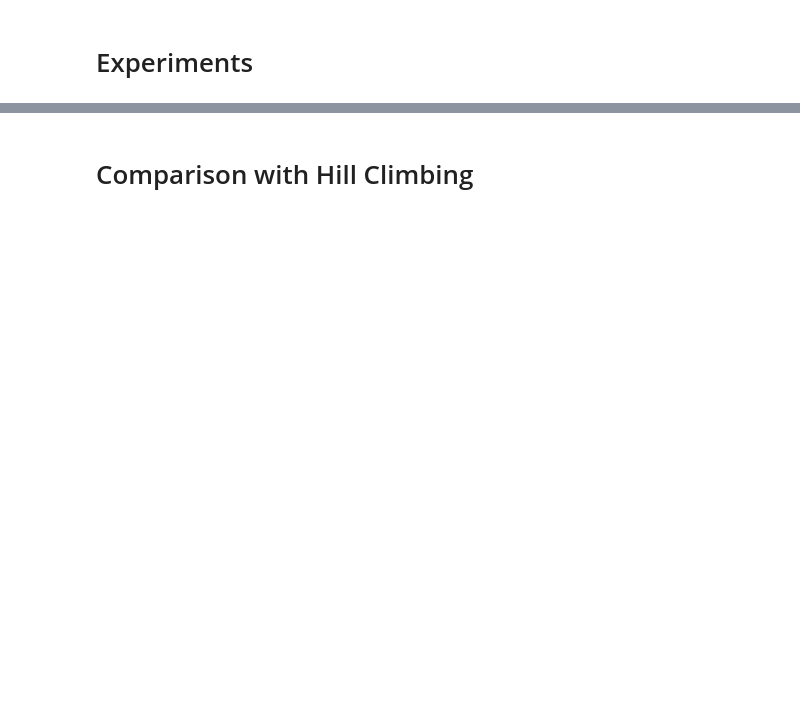
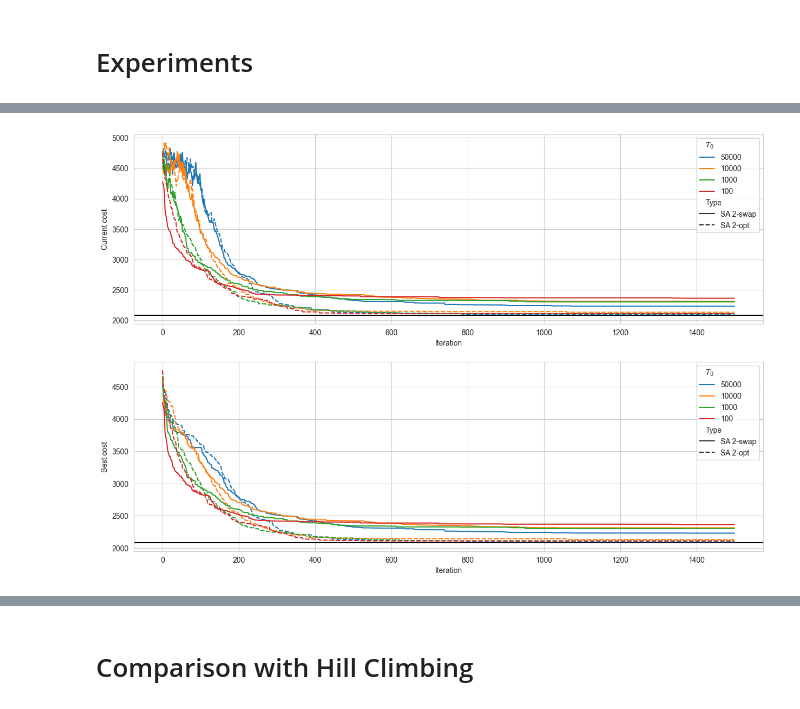
Before and after one commit to nngerncham/ma395_heuristic, a Jupyter notebook: homework/hw2/code/Problem 1.ipynb, the cells around one changed output, grey strips where cells are left out. Cells and saved outputs as stored; diff of their text form; code cells hidden in the pictures; blank space fills up the shorter version.

```diff
--- a/homework/hw2/code/Problem 1.ipynb
+++ b/homework/hw2/code/Problem 1.ipynb
@@ -60,6 +60,16 @@ def plot(df: pd.DataFrame, optimal: float) -> Tuple[plt.Figure, Tuple]:
     sns.lineplot(df, x="Iteration", y="Best cost", hue="Type", style="$T_0$", errorbar="sd", ax=a3)
 
     return plot_figure, (a1, a2, a3)
+
+
+def plot_wo_error(df: pd.DataFrame, optimal: float) -> Tuple[plt.Figure, Tuple]:
+    plot_figure, (a1, a2) = plt.subplots(2, 1, figsize=(15, 10))
+    a1.axhline(optimal, color="black")
+    sns.lineplot(df, x="Iteration", y="Current cost", style="Type", hue="$T_0$", errorbar=None, ax=a1)
+    a2.axhline(optimal, color="black")
+    sns.lineplot(df, x="Iteration", y="Best cost", style="Type", hue="$T_0$", errorbar=None, ax=a2)
+
+    return plot_figure, (a1, a2)
 # %%
 %%time
 gr17_maxi = 1500
@@ -137,3 +159,8 @@ Wall time: 9.56 s
+# %%
+gr17_ne, _ = plot_wo_error(gr17_df, 2085)
+gr17_ne.savefig("../images/gr17-no-error.png", dpi=600, bbox_inches="tight")
+# %% [output]
+[figure, added]
 # %%
 %%time
 fri26_fig, _ = plot(fri26_df, 937)
```
Also changed, not shown: parts of 9 cells of this notebook, 8 other files.
